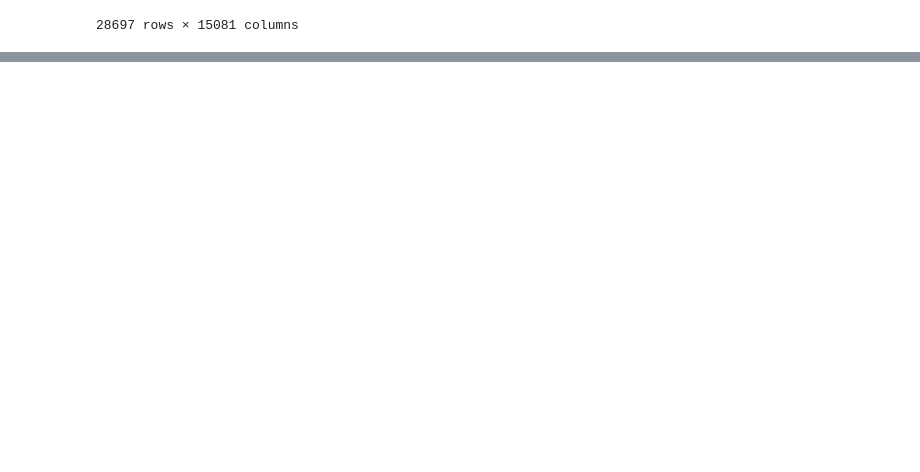
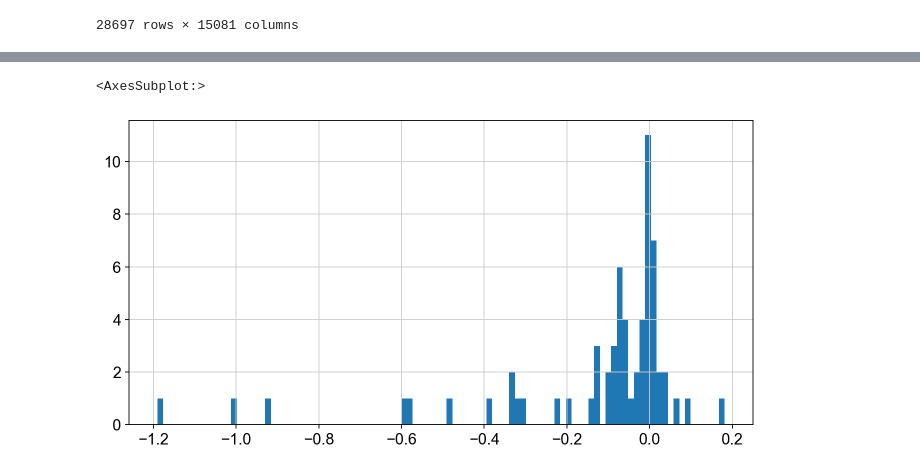
Before and after one commit to chesterkv/TCell-Challenge, a Jupyter notebook: src/knockout effect.ipynb, the cells around one changed output, grey strips where cells are left out. Saved outputs shown, nothing was run; the diff lists cells and outputs as text; code cells hidden in the pictures; blank space fills up the shorter version.

```diff
--- a/src/knockout effect.ipynb
+++ b/src/knockout effect.ipynb
@@ -63,0 +47,24 @@ df
+# %%
+# calculate the mean of each gene for condition "Unperturbed"
+unperturbed_mean = pd.DataFrame(df[df['condition'] == 'Unperturbed'].mean(axis=0), columns=['unperturbed_mean'])
+unperturbed_mean.reset_index(inplace=True)
+# %%
+# calculate the mean of each condition
+condition_mean = []
+for condition in df['condition'].unique():
+    if condition == 'Unperturbed':
+        continue
+    try:
+        condition_mean.append([condition, df[df['condition'] == condition][condition].mean()])
+    except:
+        pass
+condition_mean = pd.DataFrame(condition_mean, columns=['gene', 'perturbed_mean'])
+# %%
+effect = condition_mean.merge(unperturbed_mean, left_on='gene', right_on='index', how='left')
+effect.drop(['index'], axis=1, inplace=True)
+
+# calculate effect
+effect['effect'] = effect['perturbed_mean'] - effect['unperturbed_mean']
+
+# calculate relative effect
+effect['rel_effect'] = effect['effect'] / effect['unperturbed_mean']
@@ -63,0 +88,6 @@ df
+# %%
+# distribution of absolute effect
+effect['effect'].hist(bins=100, figsize=(10, 5))
+# %% [output]
+<AxesSubplot:>
+[figure, added]
```
Also changed, not shown: parts of 10 cells of this notebook, 2 other files.
